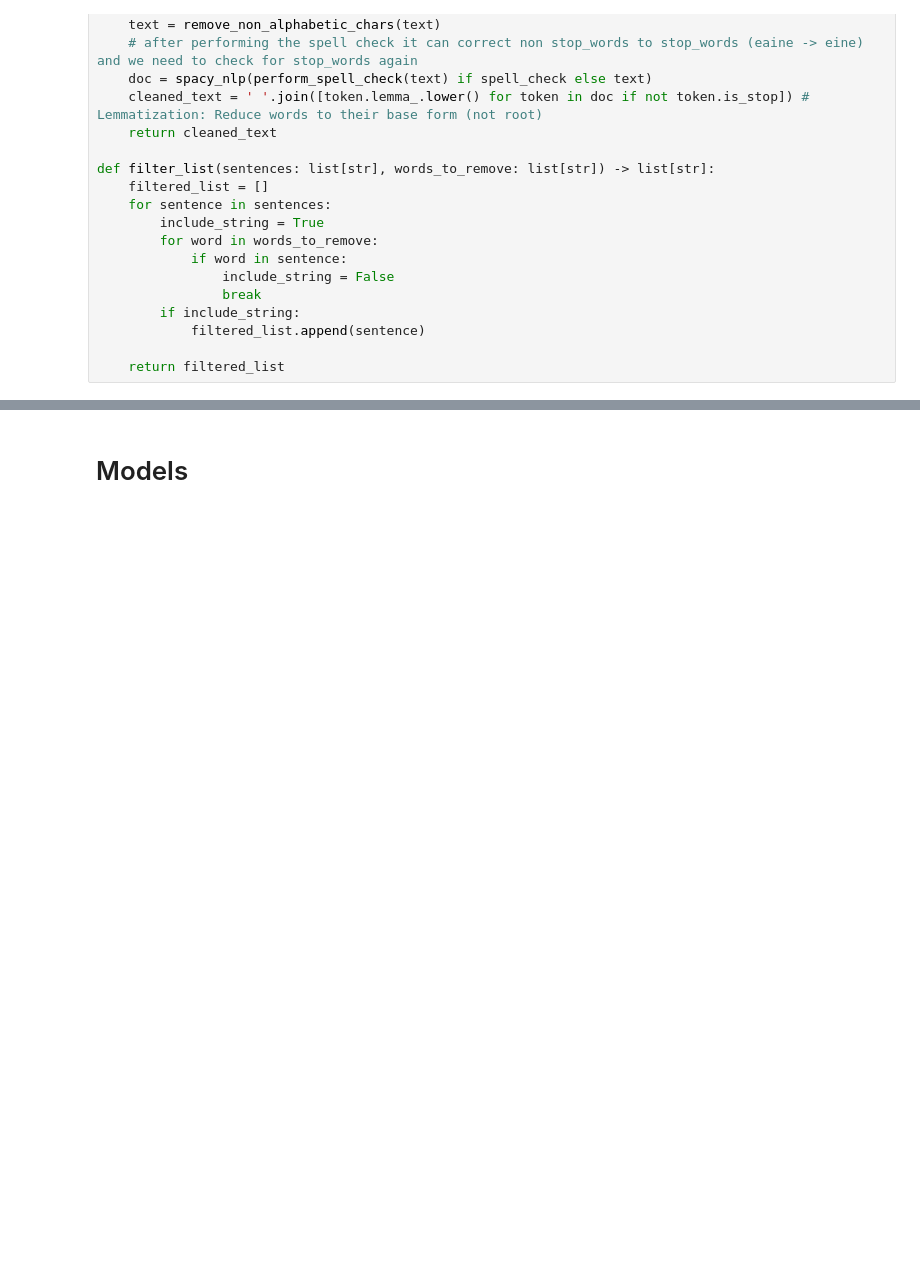
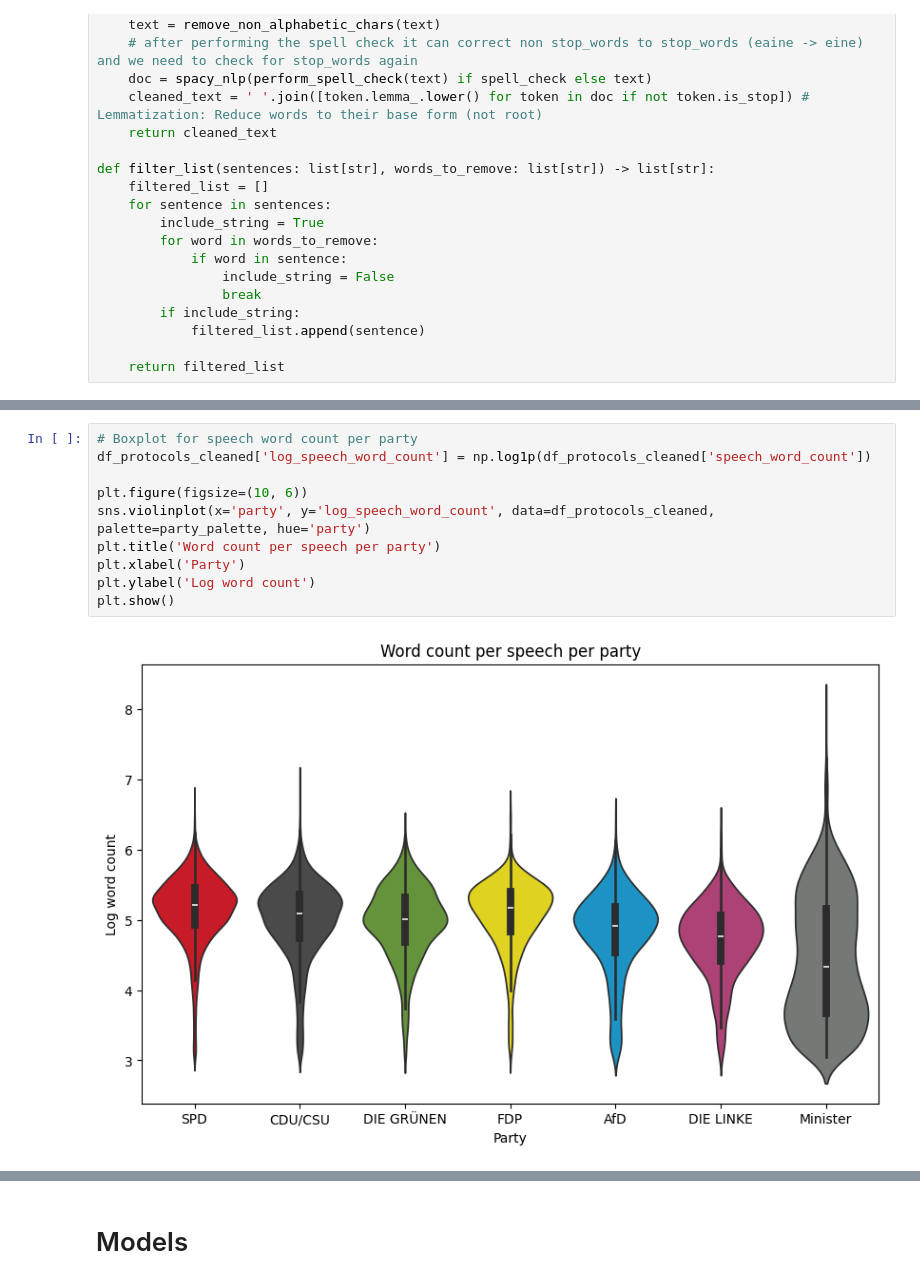
Before and after one commit to EricCpy/Newspaper-Aggregator, a Jupyter notebook: news_aggregator.ipynb, the cells around one changed output, grey strips where cells are left out. Drawn from its saved outputs; the diff is of its cells as text; blank space fills up the shorter version.

```diff
--- a/news_aggregator.ipynb
+++ b/news_aggregator.ipynb
@@ -207,0 +260,12 @@ else:
+# %%
+# Boxplot for speech word count per party
+df_protocols_cleaned['log_speech_word_count'] = np.log1p(df_protocols_cleaned['speech_word_count'])
+
+plt.figure(figsize=(10, 6))
+sns.violinplot(x='party', y='log_speech_word_count', data=df_protocols_cleaned, palette=party_palette, hue='party')
+plt.title('Word count per speech per party')
+plt.xlabel('Party')
+plt.ylabel('Log word count')
+plt.show()
+# %% [output]
+[figure, added]
```
Also changed, not shown: parts of 20 cells of this notebook, 2 other files.
